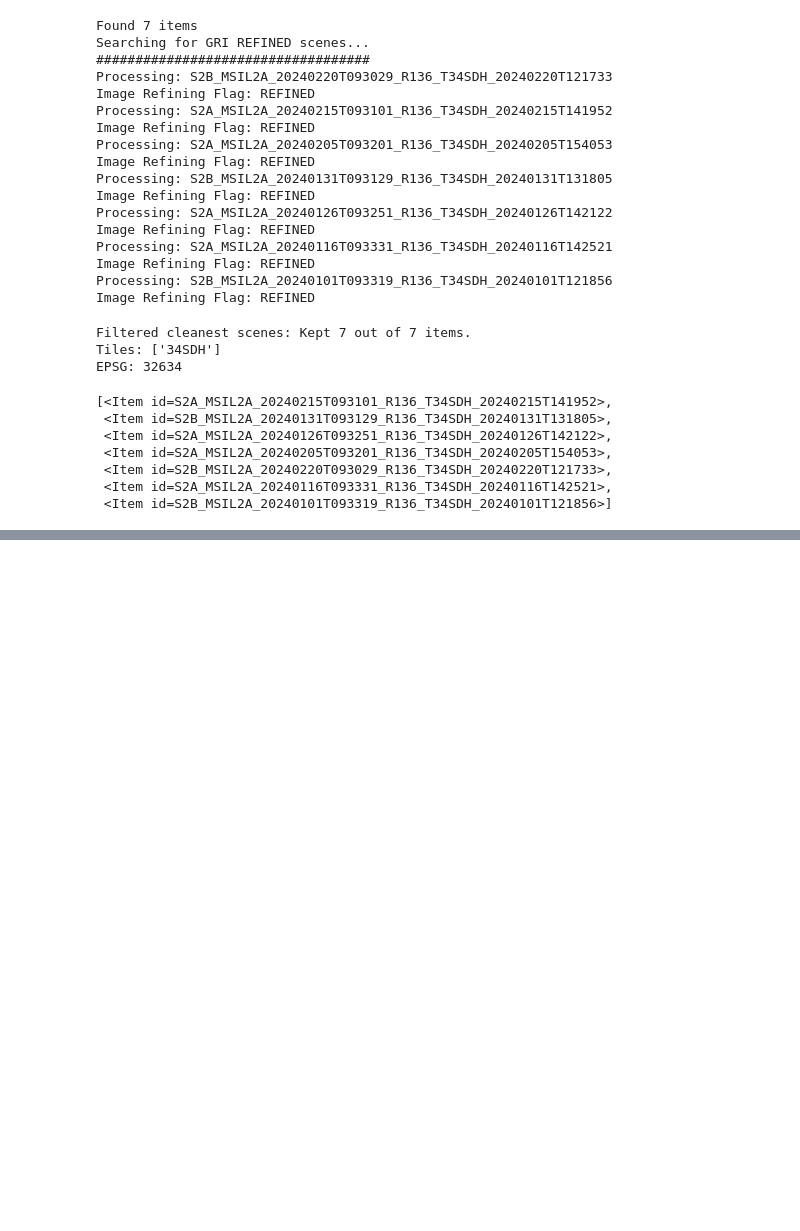
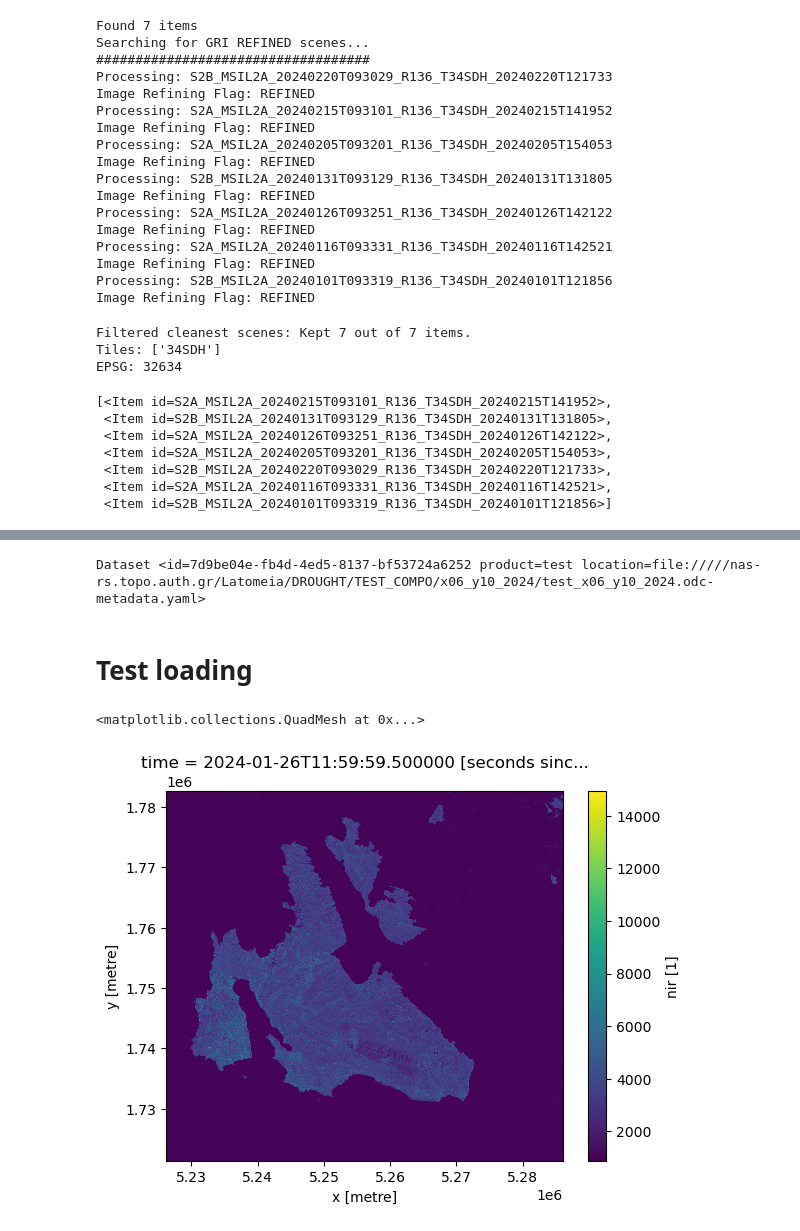
Before and after one commit to fotakide/drought, a Jupyter notebook: notebooks/composite_debug.ipynb, the cells around one changed output, grey strips where cells are left out. Drawn from its saved outputs; the diff is of its cells as text; code cells hidden in the pictures; blank space fills up the shorter version.

Commit message:
metadata for NAS

```diff
--- a/notebooks/composite_debug.ipynb
+++ b/notebooks/composite_debug.ipynb
@@ -400,0 +451,3 @@ median_composite.where(coastline_xr).B04.plot()
+# %%
+import datacube
+dc = datacube.Datacube(app='test', env='drought')
@@ -400,0 +550,7 @@ median_composite.where(coastline_xr).B04.plot()
+# %%
+from datacube.index.hl import Doc2Dataset
+WORKING_ON_CLOUD=False
+uri = eo3_path if WORKING_ON_CLOUD else f"file:///{eo3_path}"
+
+resolver = Doc2Dataset(dc.index)
+dataset_tobe_indexed, err  = resolver(doc_in=serialise.to_doc(eo3_doc), uri=uri)
@@ -400,0 +559,16 @@ median_composite.where(coastline_xr).B04.plot()
+# %%
+dc.index.datasets.add(dataset=dataset_tobe_indexed, with_lineage=False)
+# %% [output]
+Dataset <id=7d9be04e-fb4d-4ed5-8137-bf53724a6252 product=test location=file://///nas-rs.topo.auth.gr/Latomeia/DROUGHT/TEST_COMPO/x06_y10_2024/test_x06_y10_2024.odc-metadata.yaml>
+# %% [markdown]
+# Test loading
+# %%
+new = dc.load(
+    product='test',
+
+)
+# %%
+new.nir.plot()
+# %% [output]
+<matplotlib.collections.QuadMesh at 0x...>
+[figure, added]
```
Also changed, not shown: parts of 20 cells of this notebook, 1 other file.
